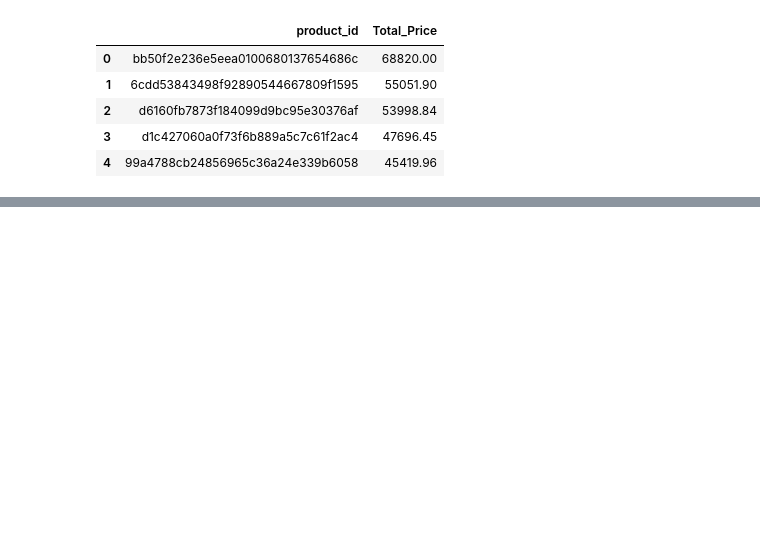
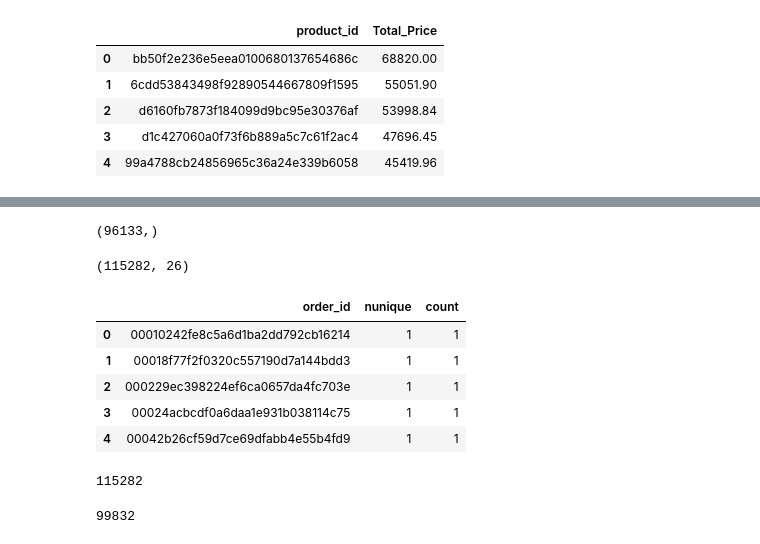
Before and after one commit to sagarbarge/Marketing-and-Retail-Analytics, a Jupyter notebook: Capstone_Retail_Data.ipynb, the cells around one changed output, grey strips where cells are left out. Saved outputs shown, nothing was run; the diff lists cells and outputs as text; code cells hidden in the pictures; blank space fills up the shorter version.

```diff
--- a/Capstone_Retail_Data.ipynb
+++ b/Capstone_Retail_Data.ipynb
@@ -820,0 +827,22 @@ rfm_product_sorted.to_excel('rfm_product_sorted.xlsx', index=False, sheet_name =
+# %%
+merge4.groupby('order_id')['product_id'].nunique().shape
+
+
+#df.groupby(['Order_ID'])['Product_Id'].transform('nunique')
+# %% [output]
+(96133,)
+# %%
+merge4.shape
+# %% [output]
+(115282, 26)
+# %%
+#  Order_Id wise Distinct_Orders Count
+merged_order = merge4.groupby('order_id')['product_id'].aggregate(['nunique','count']).reset_index()
+merged_order.head()
+# %% [output]
+|  | order_id | nunique | count |
+| 0 | 00010242fe8c5a6d1ba2dd792cb16214 | 1 | 1 |
+| 1 | 00018f77f2f0320c557190d7a144bdd3 | 1 | 1 |
+| 2 | 000229ec398224ef6ca0657da4fc703e | 1 | 1 |
+| 3 | 00024acbcdf0a6daa1e931b038114c75 | 1 | 1 |
+| 4 | 00042b26cf59d7ce69dfabb4e55b4fd9 | 1 | 1 |
@@ -820,0 +853,8 @@ rfm_product_sorted.to_excel('rfm_product_sorted.xlsx', index=False, sheet_name =
+# %%
+merged_order['count'].sum()
+# %% [output]
+115282
+# %%
+merged_order['nunique'].sum()
+# %% [output]
+99832
```
Also changed, not shown: parts of 37 cells of this notebook, 3 other files.
